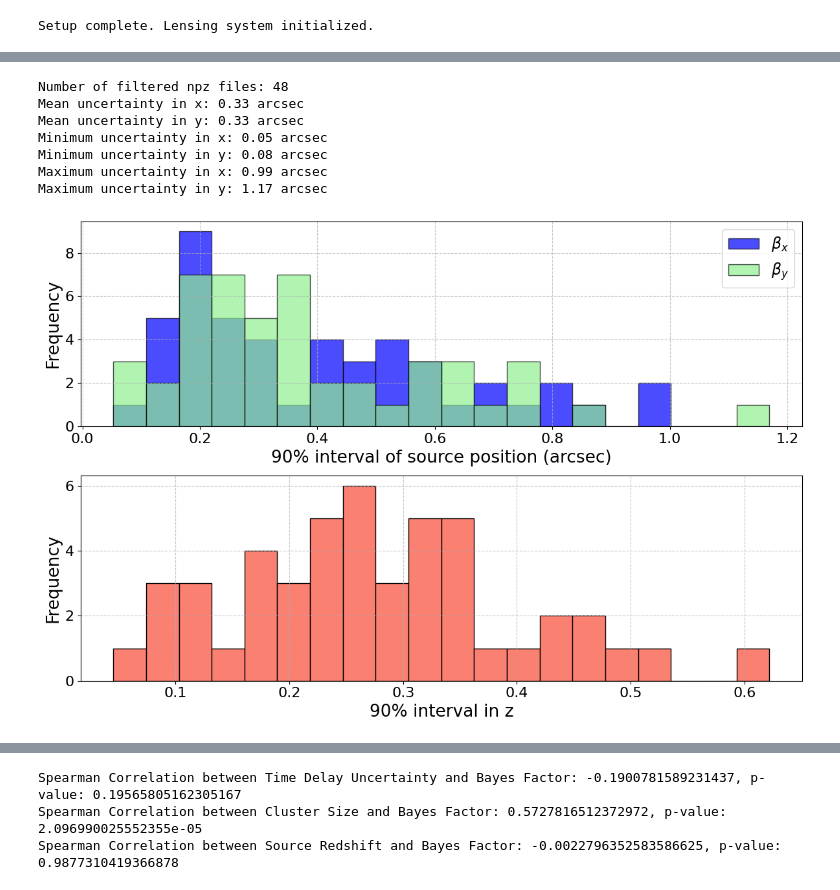
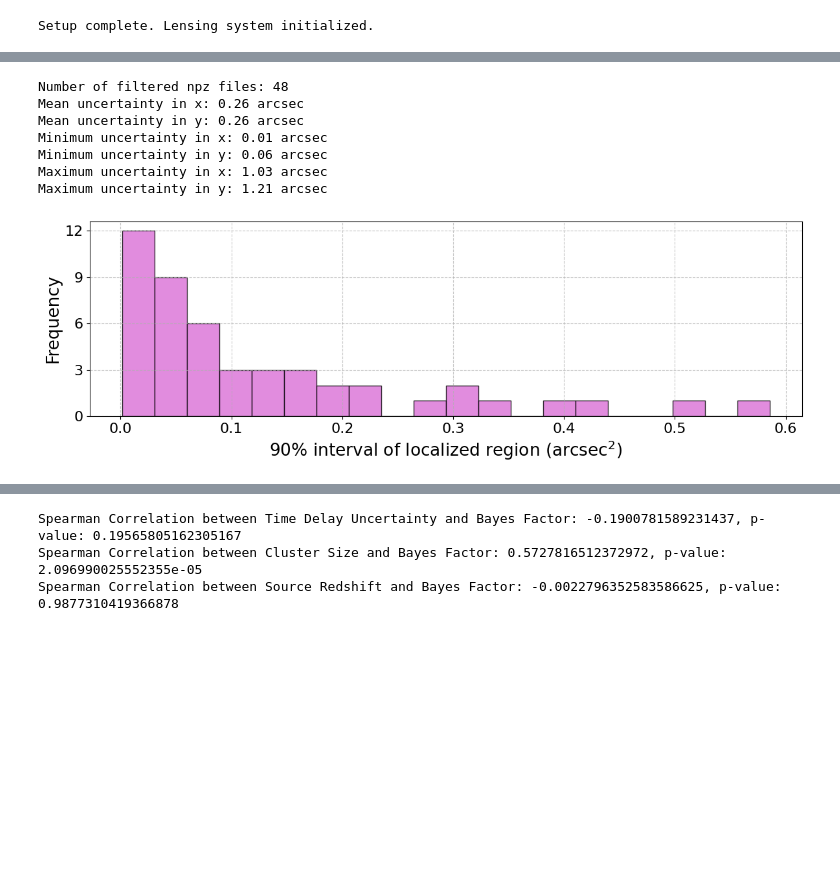
Before and after one commit to diceandcats/GWlensing_Brian, a Jupyter notebook: process_result.ipynb, the cells around one changed output, grey strips where cells are left out. Drawn from its saved outputs; the diff is of its cells as text; code cells hidden in the pictures; blank space fills up the shorter version.

```diff
--- a/process_result.ipynb
+++ b/process_result.ipynb
@@ -215,13 +216,13 @@ import glob
 from matplotlib.ticker import MaxNLocator
 # make the plot of uncertainty in histogram
 # get all the npz file from the folder
-OUT_DIR = '/home/dices/Research/GWlensing_Brian/outputs/with_z_imgs'
+OUT_DIR = '/home/dices/Research/GWlensing_Brian/outputs/fix_z_imgs'
 # Search for .npz files in subdirectories matching the pattern 'row*'
 npz_files = glob.glob(os.path.join(OUT_DIR, 'row*','test_tidy_row*', '*.npz'))
 # drop the npz files if its folder contains more than 1 .npz file, or the corresponding chi sq value is larger than 20 in the corresponding src_pos_tidy_xyz.csv file
 filtered_npz_files = []
 accepted_rows = []
-localized_data = pd.read_csv('src_pos_tidy_xyz.csv')
+localized_data = pd.read_csv('src_pos_tidy_xy.csv')
 for npz_file in npz_files:
     # extract the row number from the npz file path
     row_number = int(pathlib.Path(npz_file).parts[-3][3:])  # 'rowX' -> X
@@ -244,57 +245,60 @@ for npz_file in filtered_npz_files:
     mcmc_data = np.load(npz_file)
     flat_chain = mcmc_data['flat_chain']
     # calculate the 90% credible interval as the uncertainty for the 3 parameters in the npz file
     uncertainty = np.percentile(flat_chain, 95, axis=0) - np.percentile(flat_chain, 5, axis=0)
     all_uncertainties.extend(uncertainty)
 # rearrange the uncertainties into 3 separate lists for x, y, z, when the elements are arranged in [[x, y, z], [x, y, z],...]
-uncertainties = np.array(all_uncertainties).reshape(-1, 3)
+uncertainties = np.array(all_uncertainties).reshape(-1, 2)
 uncertainties_x = uncertainties[:, 0]
 uncertainties_y = uncertainties[:, 1]
-uncertainties_z = uncertainties[:, 2]
+#uncertainties_z = uncertainties[:, 2]
+uncertainties_area = uncertainties_x * uncertainties_y
 #print(uncertainties_x)
 # plot the histogram of the uncertainties
 # print the mean and minimum and maximum of the uncertainties for x, y, z
 print(f"Mean uncertainty in x: {np.median(uncertainties_x):.2f} arcsec")
 print(f"Mean uncertainty in y: {np.median(uncertainties_y):.2f} arcsec")
 #print(f"Mean uncertainty in z: {np.median(uncertainties_z):.2f}")
 print(f"Minimum uncertainty in x: {np.min(uncertainties_x):.2f} arcsec")
 print(f"Minimum uncertainty in y: {np.min(uncertainties_y):.2f} arcsec")
 #print(f"Minimum uncertainty in z: {np.min(uncertainties_z):.2f}")
 print(f"Maximum uncertainty in x: {np.max(uncertainties_x):.2f} arcsec")
 print(f"Maximum uncertainty in y: {np.max(uncertainties_y):.2f} arcsec")
 #print(f"Maximum uncertainty in z: {np.max(uncertainties_z):.2f}")
-fig, axs = plt.subplots(2, 1, figsize=(12, 8), tight_layout=True)
+fig, axs = plt.subplots(1, 1, figsize=(12, 4), tight_layout=True)
 
 # Plot for x and y uncertainties combined
 # Determine common bins for x and y uncertainties to ensure same bin widths
-min_val = min(uncertainties_x.min(), uncertainties_y.min())
-max_val = max(uncertainties_x.max(), uncertainties_y.max())
+# min_val = min(uncertainties_x.min(), uncertainties_y.min())
+# max_val = max(uncertainties_x.max(), uncertainties_y.max())
+min_val = uncertainties_area.min()
+max_val = uncertainties_area.max()
 bins = np.linspace(min_val, max_val, 21)  # 20 bins
 
-axs[0].hist(uncertainties_x, bins=bins, color='blue', edgecolor='black', alpha=0.7, label=r'$\beta_x$')
-axs[0].hist(uncertainties_y, bins=bins, color='lightgreen', edgecolor='black', alpha=0.7, label=r'$\beta_y$')
-axs[0].set_xlabel('90% interval of source position (arcsec)', fontsize=19)
-axs[0].set_ylabel('Frequency', fontsize=19)
-axs[0].grid(axis='both', linestyle='--', alpha=0.7)
-axs[0].tick_params(axis='both', which='major', labelsize=16)
-axs[0].legend(fontsize=17)
-axs[0].yaxis.set_major_locator(MaxNLocator(nbins=6,integer=True))
+# axs[0].hist(uncertainties_x, bins=bins, color='blue', edgecolor='black', alpha=0.7, label=r'$\beta_x$')
+# axs[0].hist(uncertainties_y, bins=bins, color='lightgreen', edgecolor='black', alpha=0.7, label=r'$\beta_y$')
+axs.hist(uncertainties_area, bins=bins, color='orchid', edgecolor='black', alpha=0.8, label=r'$\beta_x \times \beta_y$')
+axs.set_xlabel('90% interval of localized region (arcsec$^2$)', fontsize=19)
+axs.set_ylabel('Frequency', fontsize=19)
+axs.grid(axis='both', linestyle='--', alpha=0.7)
+axs.tick_params(axis='both', which='major', labelsize=16)
+axs.yaxis.set_major_locator(MaxNLocator(nbins=6,integer=True))
 
 # Plot for z uncertainty
-axs[1].hist(uncertainties_z, bins=20, color='salmon', edgecolor='black')
-axs[1].set_xlabel('90% interval in z', fontsize=19)
-axs[1].set_ylabel('Frequency', fontsize=19)
-axs[1].grid(axis='both', linestyle='--', alpha=0.7)
-axs[1].tick_params(axis='both', which='major', labelsize=16)
-axs[1].yaxis.set_major_locator(MaxNLocator(nbins=6,integer=True))
+# axs[1].hist(uncertainties_z, bins=20, color='salmon', edgecolor='black')
+# axs[1].set_xlabel('90% interval in z', fontsize=19)
+# axs[1].set_ylabel('Frequency', fontsize=19)
+# axs[1].grid(axis='both', linestyle='--', alpha=0.7)
+# axs[1].tick_params(axis='both', which='major', labelsize=16)
+# axs[1].yaxis.set_major_locator(MaxNLocator(nbins=6,integer=True))
 
-plt.savefig('Report images sem2/new/90_interval_xyz.pdf', bbox_inches='tight')
+plt.savefig('Report images sem2/new/90_interval_area_xy.pdf', bbox_inches='tight')
 # %% [output]
 Number of filtered npz files: 48
-Mean uncertainty in x: 0.33 arcsec
-Mean uncertainty in y: 0.33 arcsec
-Minimum uncertainty in x: 0.05 arcsec
-Minimum uncertainty in y: 0.08 arcsec
-Maximum uncertainty in x: 0.99 arcsec
-Maximum uncertainty in y: 1.17 arcsec
+Mean uncertainty in x: 0.26 arcsec
+Mean uncertainty in y: 0.26 arcsec
+Minimum uncertainty in x: 0.01 arcsec
+Minimum uncertainty in y: 0.06 arcsec
+Maximum uncertainty in x: 1.03 arcsec
+Maximum uncertainty in y: 1.21 arcsec
-[figure, old version]
+[figure, new version]
```
Also changed, not shown: parts of 5 cells of this notebook, 8 other files.
